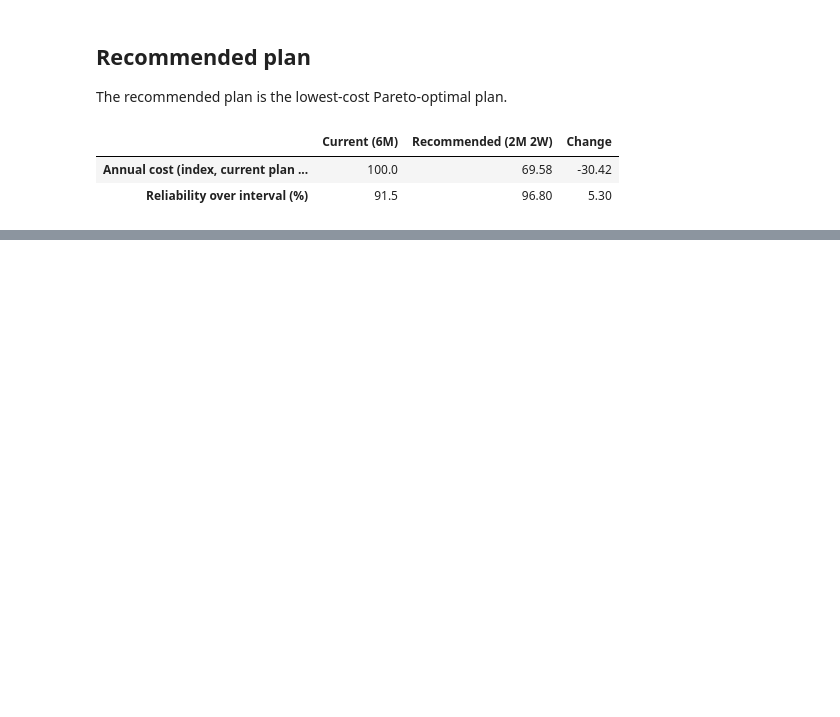
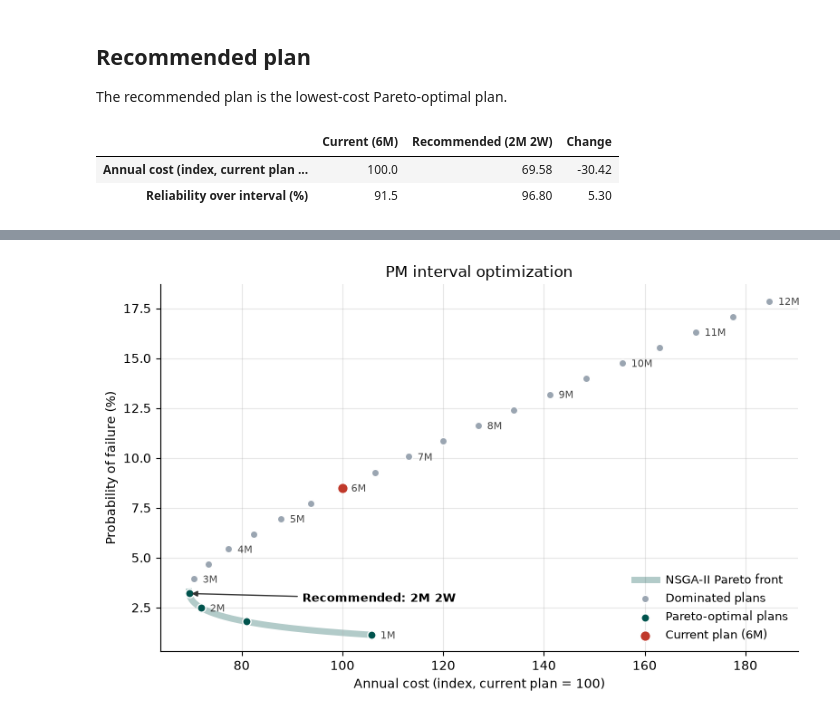
Before and after one commit to IsaN2003/pump-pm-optimization, a Jupyter notebook: 03_nsga2_optimization.ipynb, the cells around one changed output, grey strips where cells are left out. Cells and saved outputs as stored; diff of their text form; code cells hidden in the pictures; blank space fills up the shorter version.

```diff
--- a/03_nsga2_optimization.ipynb
+++ b/03_nsga2_optimization.ipynb
@@ -116,0 +246,39 @@ pm.compare_with_current(model).round(2)
+# %%
+fig, ax = plt.subplots(figsize=(8, 5))
+
+# NSGA-II front, sorted by cost so it draws as one continuous band
+order = np.argsort(res.F[:, 0])
+ax.plot(res.F[order, 0], res.F[order, 1] * 100, color=TEAL, lw=5, alpha=0.3,
+        label="NSGA-II Pareto front", zorder=1)
+
+# Half-month plans: Pareto-optimal vs dominated
+dominated = plans[~plans["pareto_optimal"]]
+optimal = plans[plans["pareto_optimal"]]
+ax.scatter(dominated["annual_cost_index"], dominated["failure_prob_pct"], s=36, color=GREY,
+           edgecolor="white", label="Dominated plans", zorder=2)
+ax.scatter(optimal["annual_cost_index"], optimal["failure_prob_pct"], s=44, color=TEAL,
+           edgecolor="white", label="Pareto-optimal plans", zorder=3)
+ax.scatter(current["annual_cost_index"], current["failure_prob_pct"], s=70, color=RED,
+           edgecolor="white", label="Current plan (6M)", zorder=4)
+
+# Label whole-month plans only, to avoid clutter
+for _, p in plans[plans["interval_months"] % 1 == 0].iterrows():
+    ax.annotate(p["label"], (p["annual_cost_index"], p["failure_prob_pct"]),
+                xytext=(7, -3), textcoords="offset points", fontsize=8, color="#444")
+
+# Arrow to the recommended plan
+ax.annotate(f"Recommended: {selected['label']}",
+            (selected["annual_cost_index"], selected["failure_prob_pct"]),
+            xytext=(90, -4), textcoords="offset points", fontsize=9, fontweight="bold", va="center",
+            arrowprops=dict(arrowstyle="-|>", color="#333", lw=1))
+
+ax.set(xlabel="Annual cost (index, current plan = 100)", ylabel="Probability of failure (%)",
+       title="PM interval optimization")
+ax.xaxis.set_major_formatter(plt.FuncFormatter(lambda v, _: f"{v:,.0f}"))
+ax.legend(frameon=False, fontsize=9, loc="lower right")
+
+fig.tight_layout()
+fig.savefig(pm.FIG_DIR / "pareto_front.png", dpi=200)
+plt.show()
+# %% [output]
+[figure, added]
```
Also changed, not shown: parts of 15 cells of this notebook, 6 other files.
